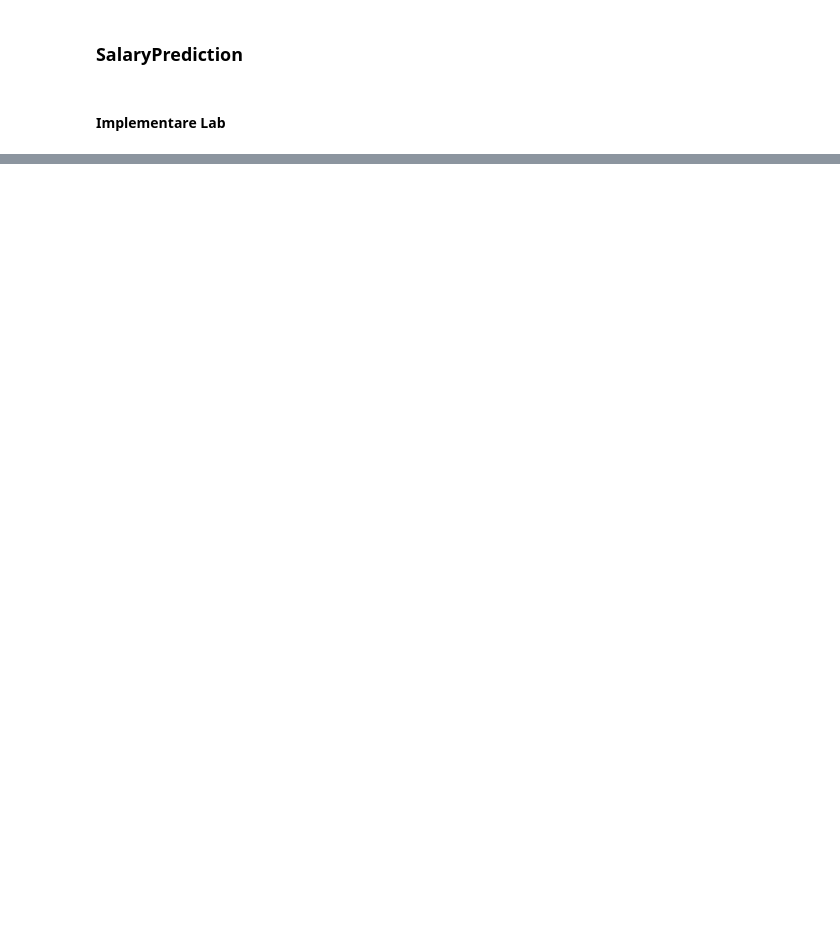
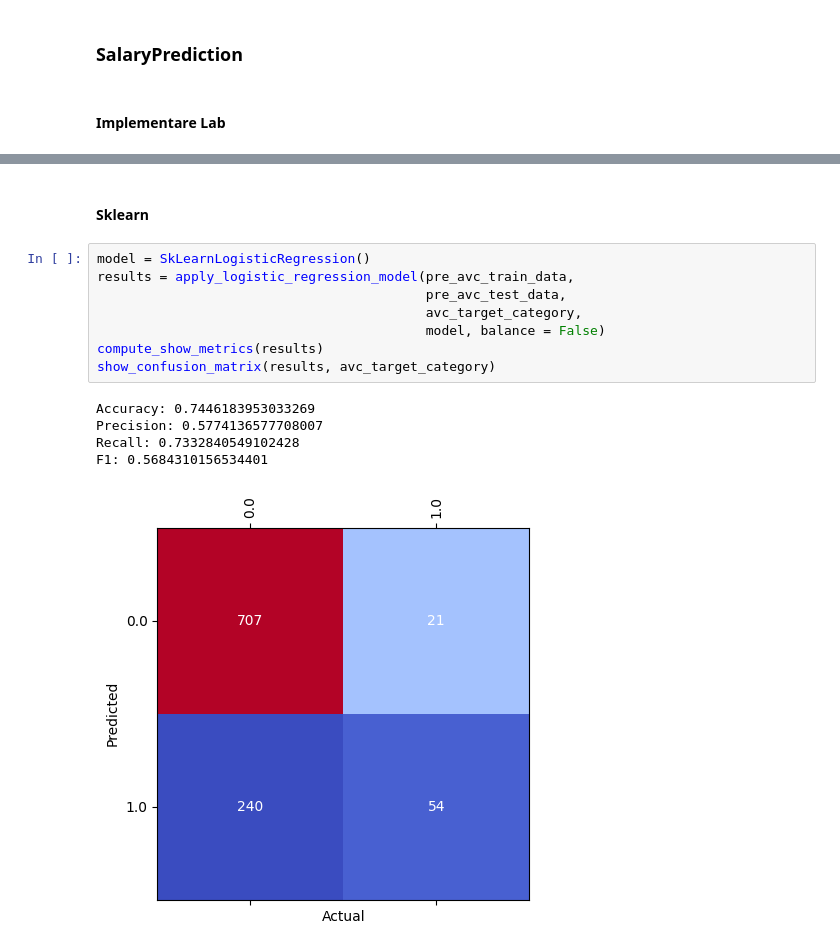
Before and after one commit to Earthbert/IA-project2, a Jupyter notebook: project.ipynb, the cells around one changed output, grey strips where cells are left out. Drawn from its saved outputs; the diff is of its cells as text; blank space fills up the shorter version.

```diff
--- a/project.ipynb
+++ b/project.ipynb
@@ -546,0 +575,16 @@ F1: 0.6760218809837304
+# %% [markdown]
+#### Sklearn
+# %%
+model = SkLearnLogisticRegression()
+results = apply_logistic_regression_model(pre_avc_train_data,
+                                          pre_avc_test_data,
+                                          avc_target_category,
+                                          model, balance = False)
+compute_show_metrics(results)
+show_confusion_matrix(results, avc_target_category)
+# %% [output]
+Accuracy: 0.7446183953033269
+Precision: 0.5774136577708007
+Recall: 0.7332840549102428
+F1: 0.5684310156534401
+[figure, added]
```
Also changed, not shown: parts of 7 cells of this notebook.
